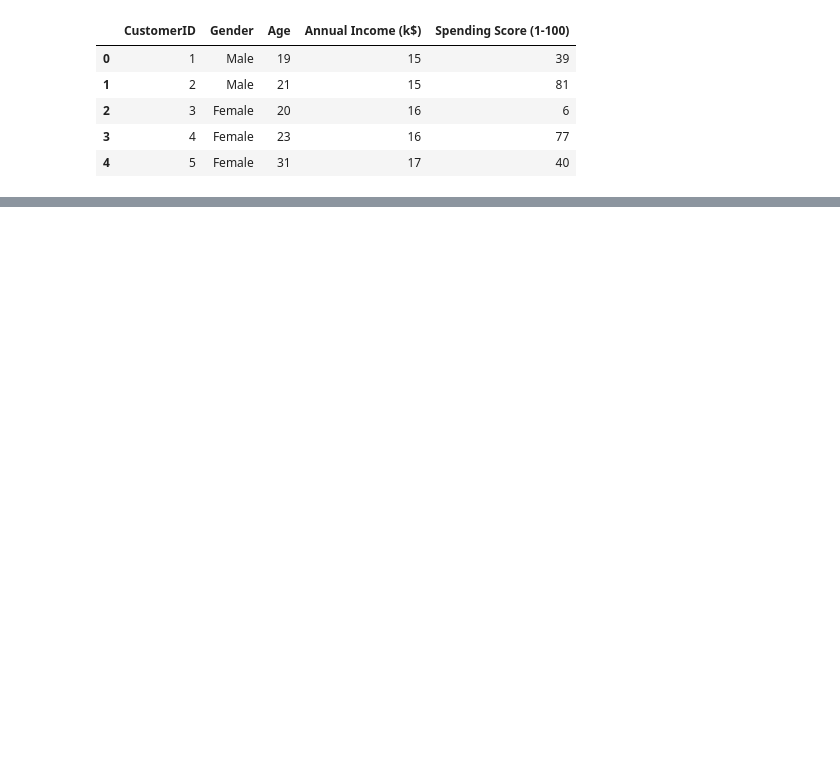
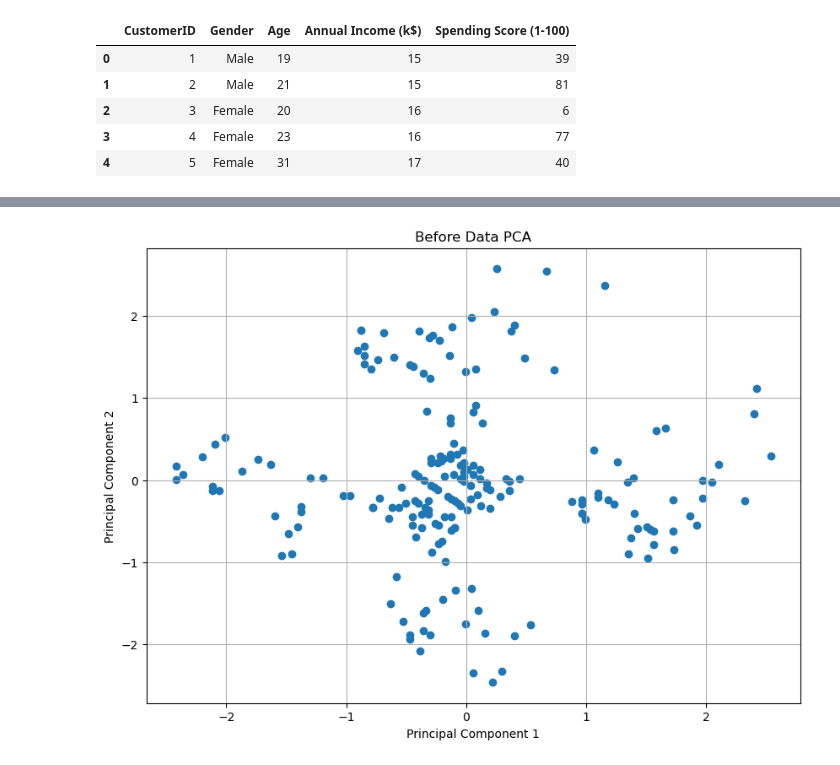
Before and after one commit to Reza18GG/Customer-segmentation-kmeans, a Jupyter notebook: notebook/my_cluster_project.ipynb, the cells around one changed output, grey strips where cells are left out. Saved outputs shown, nothing was run; the diff lists cells and outputs as text; code cells hidden in the pictures; blank space fills up the shorter version.

```diff
--- a/notebook/my_cluster_project.ipynb
+++ b/notebook/my_cluster_project.ipynb
@@ -57,0 +61,6 @@ array([[15, 39],
+# %%
+scaler = StandardScaler()
+X = scaler.fit_transform(X)
+# %%
+pca = PCA(n_components=2)
+X = pca.fit_transform(X)
@@ -58,3 +88,15 @@ array([[15, 39],
+# %%
+plt.figure(figsize=(10,7))
+plt.scatter(df_pca['pca1'] , df_pca['pca2'])
+
+plt.xlabel('Principal Component 1')
+plt.ylabel('Principal Component 2')
+
+plt.title("Before Data PCA")
+plt.grid(True)
+plt.show();
+# %% [output]
+[figure, added]
 # %%
 wcss = []
 for i in range(1 ,11):
```
Also changed, not shown: parts of 16 cells of this notebook, 1 other file.
